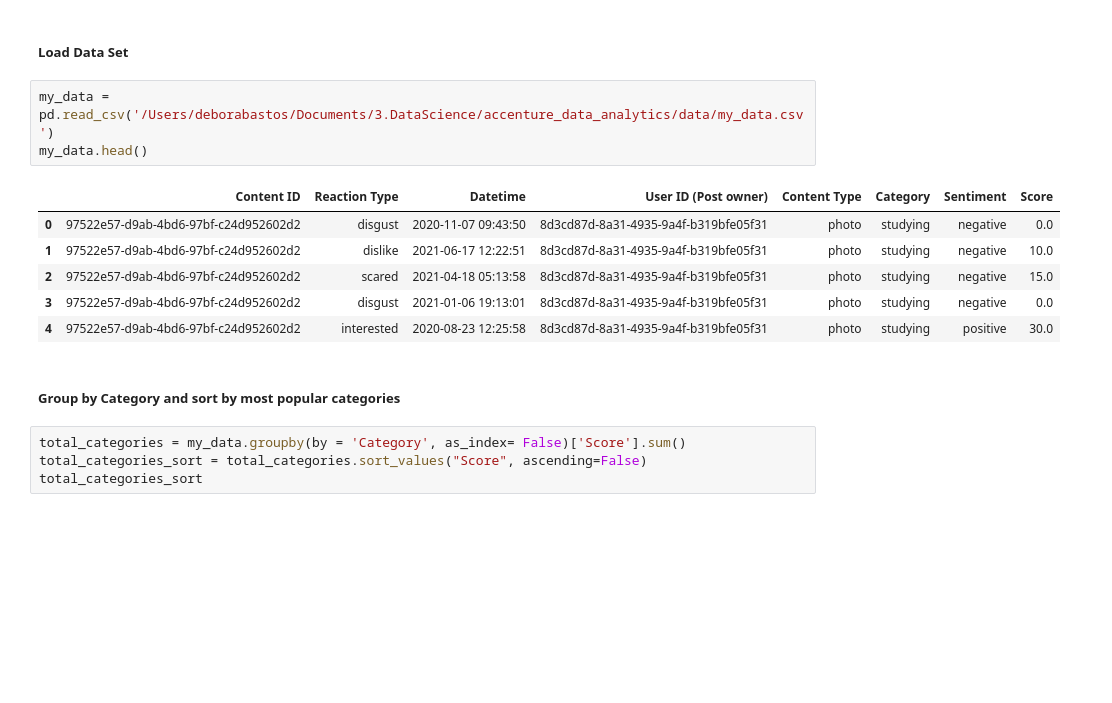
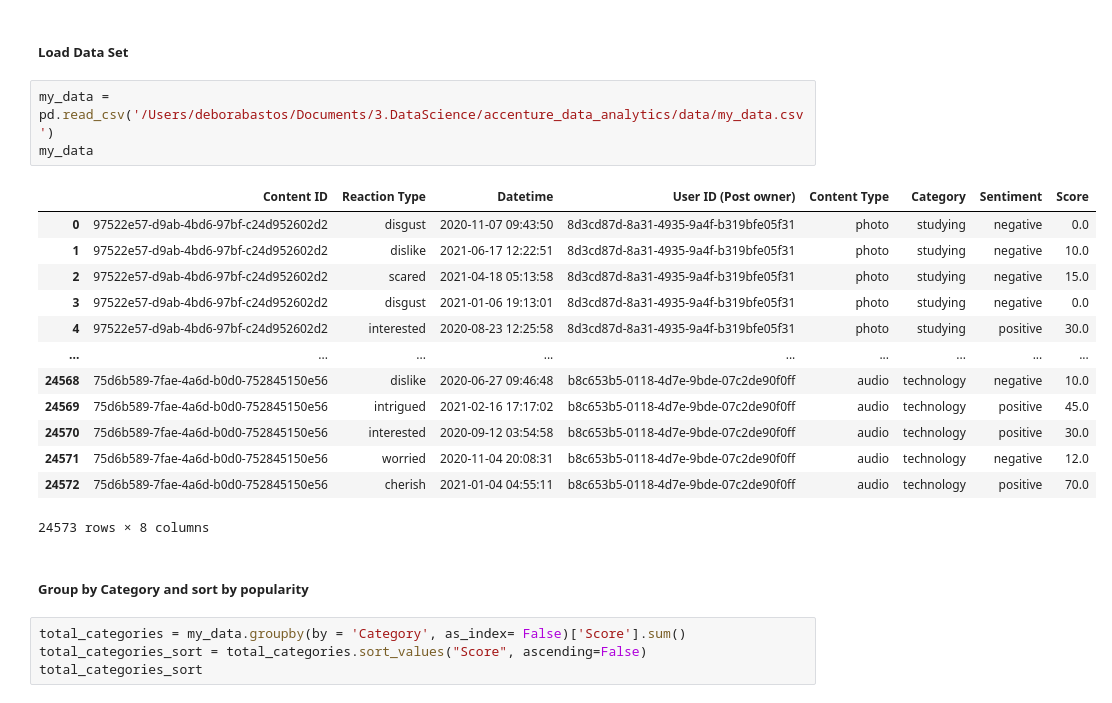
Before and after one commit to deborabastos/accenture_data_analytics, a Jupyter notebook: 2.accenture_data_analysis.ipynb, the cells around one changed output. Cells and saved outputs as stored; diff of their text form; blank space fills up the shorter version.

```diff
--- a/2.accenture_data_analysis.ipynb
+++ b/2.accenture_data_analysis.ipynb
@@ -18,16 +18,23 @@ warnings.filterwarnings('ignore')
 ##### Load Data Set
 # %%
 my_data = pd.read_csv('/Users/deborabastos/Documents/3.DataScience/accenture_data_analytics/data/my_data.csv')
-my_data.head()
+my_data
 # %% [output]
 |  | Content ID | Reaction Type | Datetime | User ID (Post owner) | Content Type | Category | Sentiment | Score |
 | 0 | 97522e57-d9ab-4bd6-97bf-c24d952602d2 | disgust | 2020-11-07 09:43:50 | 8d3cd87d-8a31-4935-9a4f-b319bfe05f31 | photo | studying | negative | 0.0 |
 | 1 | 97522e57-d9ab-4bd6-97bf-c24d952602d2 | dislike | 2021-06-17 12:22:51 | 8d3cd87d-8a31-4935-9a4f-b319bfe05f31 | photo | studying | negative | 10.0 |
 | 2 | 97522e57-d9ab-4bd6-97bf-c24d952602d2 | scared | 2021-04-18 05:13:58 | 8d3cd87d-8a31-4935-9a4f-b319bfe05f31 | photo | studying | negative | 15.0 |
 | 3 | 97522e57-d9ab-4bd6-97bf-c24d952602d2 | disgust | 2021-01-06 19:13:01 | 8d3cd87d-8a31-4935-9a4f-b319bfe05f31 | photo | studying | negative | 0.0 |
 | 4 | 97522e57-d9ab-4bd6-97bf-c24d952602d2 | interested | 2020-08-23 12:25:58 | 8d3cd87d-8a31-4935-9a4f-b319bfe05f31 | photo | studying | positive | 30.0 |
+| ... | ... | ... | ... | ... | ... | ... | ... | ... |
+| 24568 | 75d6b589-7fae-4a6d-b0d0-752845150e56 | dislike | 2020-06-27 09:46:48 | b8c653b5-0118-4d7e-9bde-07c2de90f0ff | audio | technology | negative | 10.0 |
+| 24569 | 75d6b589-7fae-4a6d-b0d0-752845150e56 | intrigued | 2021-02-16 17:17:02 | b8c653b5-0118-4d7e-9bde-07c2de90f0ff | audio | technology | positive | 45.0 |
+| 24570 | 75d6b589-7fae-4a6d-b0d0-752845150e56 | interested | 2020-09-12 03:54:58 | b8c653b5-0118-4d7e-9bde-07c2de90f0ff | audio | technology | positive | 30.0 |
+| 24571 | 75d6b589-7fae-4a6d-b0d0-752845150e56 | worried | 2020-11-04 20:08:31 | b8c653b5-0118-4d7e-9bde-07c2de90f0ff | audio | technology | negative | 12.0 |
+| 24572 | 75d6b589-7fae-4a6d-b0d0-752845150e56 | cherish | 2021-01-04 04:55:11 | b8c653b5-0118-4d7e-9bde-07c2de90f0ff | audio | technology | positive | 70.0 |
+24573 rows × 8 columns
 # %% [markdown]
-##### Group by Category and sort by most popular categories
+##### Group by Category and sort by popularity
 # %%
 total_categories = my_data.groupby(by = 'Category', as_index= False)['Score'].sum()
 total_categories_sort = total_categories.sort_values("Score", ascending=False)
```
Also changed, not shown: parts of 16 cells of this notebook.
